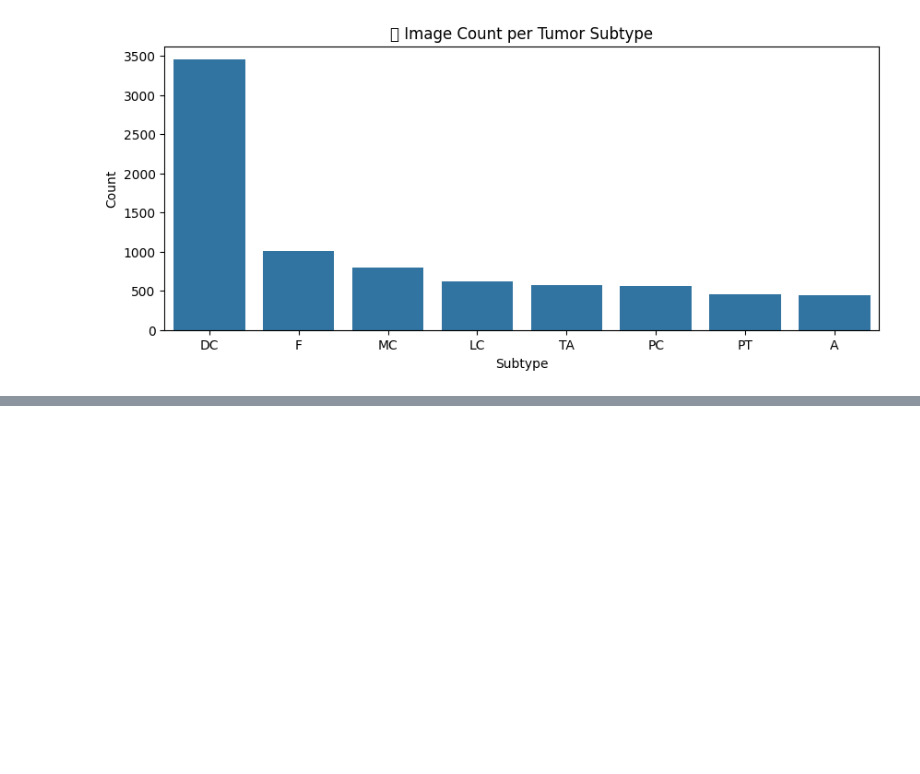
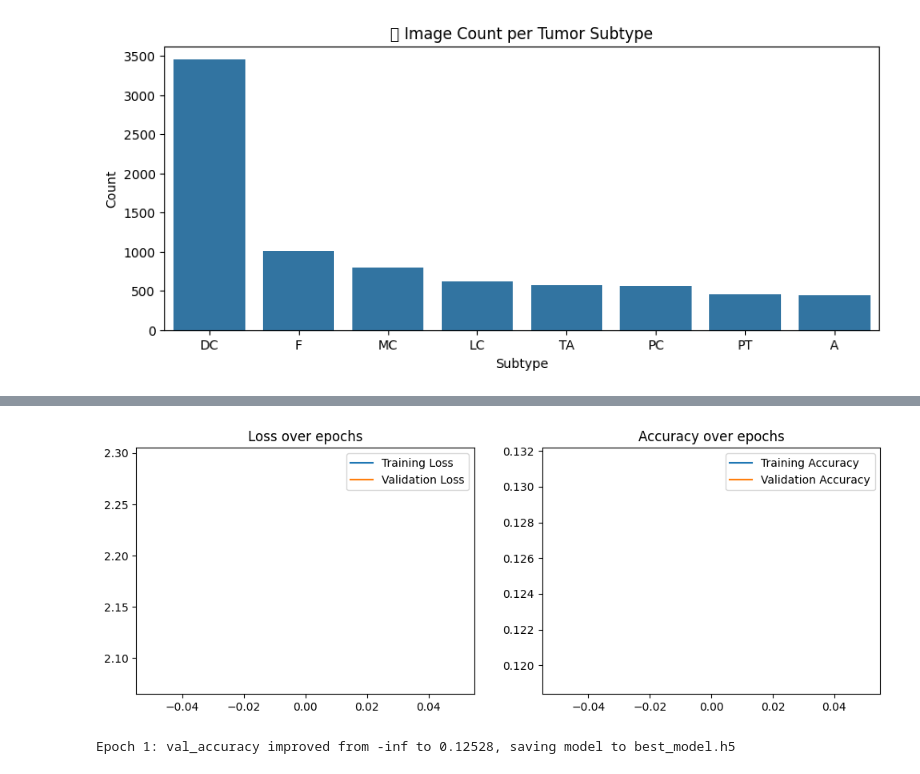
Before and after one commit to kurshid1991/Breastcancer_ML-modelling, a Jupyter notebook: CNN_breakHisv1.ipynb, the cells around one changed output, grey strips where cells are left out. Cells and saved outputs as stored; diff of their text form; code cells hidden in the pictures; blank space fills up the shorter version.

```diff
--- a/CNN_breakHisv1.ipynb
+++ b/CNN_breakHisv1.ipynb
@@ -315,0 +369,13 @@ y
+# %%
+import tensorflow as tf
+
+# Define augmentation layer outside the map function
+random_zoom = tf.keras.layers.RandomZoom(height_factor=(-0.1, 0.1), width_factor=(-0.1, 0.1))
+
+def augment(image, label):
+    image = tf.image.random_flip_left_right(image)
+    image = tf.image.random_brightness(image, max_delta=0.1)
+    image = random_zoom(image)
+    return image, label
+
+dataset = dataset.map(augment, num_parallel_calls=tf.data.AUTOTUNE)
@@ -315,0 +384,7 @@ y
+# %%
+val_split = 0.2
+size = len(X_resized)
+val_size = int(size * val_split)
+
+train_dataset = dataset.skip(val_size)
+val_dataset = dataset.take(val_size)
@@ -315,0 +417,60 @@ y
+# %%
+import matplotlib.pyplot as plt
+from IPython.display import clear_output
+from tensorflow.keras.callbacks import Callback
+
+class PlotLearning(Callback):
+    def on_train_begin(self, logs=None):
+        self.losses = []
+        self.val_losses = []
+        self.accuracies = []
+        self.val_accuracies = []
+
+    def on_epoch_end(self, epoch, logs=None):
+        self.losses.append(logs.get('loss'))
+        self.val_losses.append(logs.get('val_loss'))
+        self.accuracies.append(logs.get('accuracy'))
+        self.val_accuracies.append(logs.get('val_accuracy'))
+
+        clear_output(wait=True)
+        plt.figure(figsize=(12,4))
+
+        plt.subplot(1,2,1)
+        plt.plot(self.losses, label='Training Loss')
+        plt.plot(self.val_losses, label='Validation Loss')
+        plt.title('Loss over epochs')
+        plt.legend()
+
+        plt.subplot(1,2,2)
+        plt.plot(self.accuracies, label='Training Accuracy')
+        plt.plot(self.val_accuracies, label='Validation Accuracy')
+        plt.title('Accuracy over epochs')
+        plt.legend()
+
+        plt.show()
+
+# Calculate dataset cardinalities (number of batches)
+train_batches = tf.data.experimental.cardinality(train_dataset).numpy()
+val_batches = tf.data.experimental.cardinality(val_dataset).numpy()
+
+print(f"Train batches per epoch: {train_batches}")
+print(f"Validation batches per epoch: {val_batches}")
+
+# Define any other callbacks you want, e.g. ModelCheckpoint
+checkpoint = tf.keras.callbacks.ModelCheckpoint(
+    'best_model.h5', monitor='val_accuracy', save_best_only=True, verbose=1
+)
+
+# Train the model
+history = model.fit(
+    train_dataset,
+    validation_data=val_dataset,
+    epochs=20,
+    steps_per_epoch=train_batches,        # must specify for progress bar
+    validation_steps=val_batches,          # must specify for progress bar
+    verbose=1,
+    callbacks=[PlotLearning(), checkpoint]
+)
+# %% [output]
+[figure, added]
+Epoch 1: val_accuracy improved from -inf to 0.12528, saving model to best_model.h5
```
Also changed, not shown: parts of 29 cells of this notebook.
